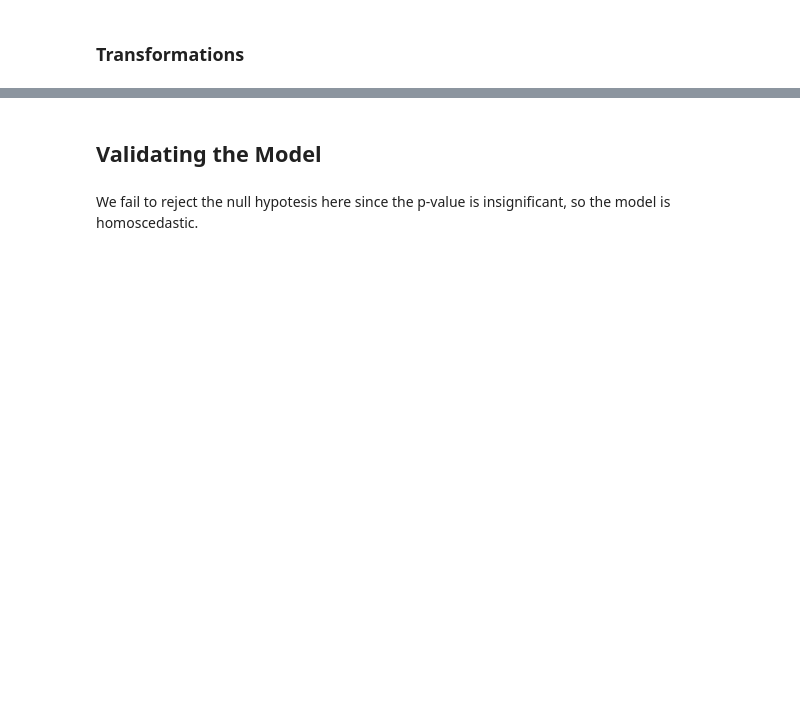
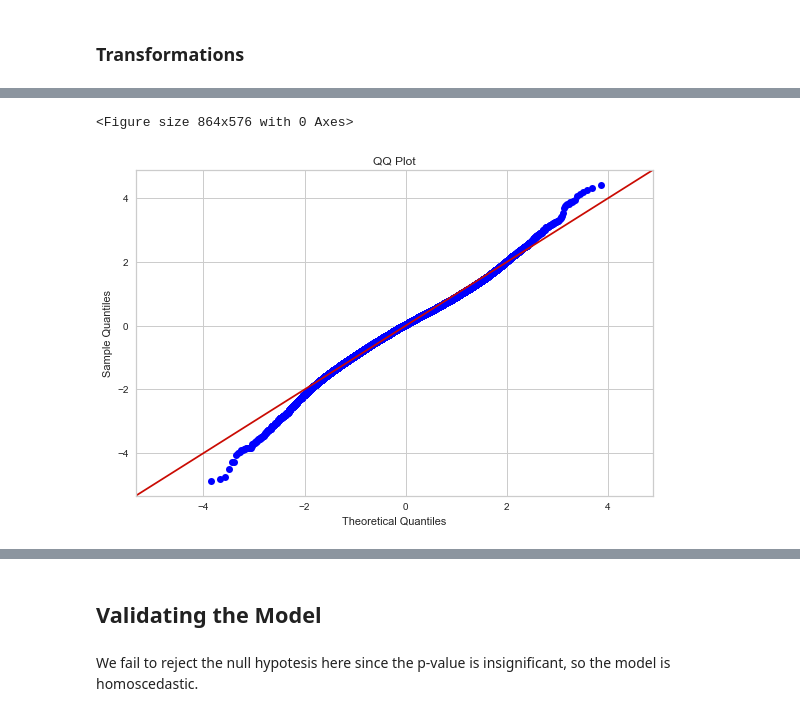
Before and after one commit to DataDoggo215/dsc-phase2-project, a Jupyter notebook: Master.ipynb, the cells around one changed output, grey strips where cells are left out. Saved outputs shown, nothing was run; the diff lists cells and outputs as text; code cells hidden in the pictures; blank space fills up the shorter version.

```diff
--- a/Master.ipynb
+++ b/Master.ipynb
@@ -885,0 +997,8 @@ model_6.summary()
+# %%
+plt.figure(figsize=(12, 8))
+fig = sm.graphics.qqplot(model_6.resid, dist=stats.norm, line='45', fit=True)
+plt.title('QQ Plot')
+plt.tight_layout();
+# %% [output]
+<Figure size 864x576 with 0 Axes>
+[figure, added]
```
Also changed, not shown: parts of 51 cells of this notebook, 1 other file.
